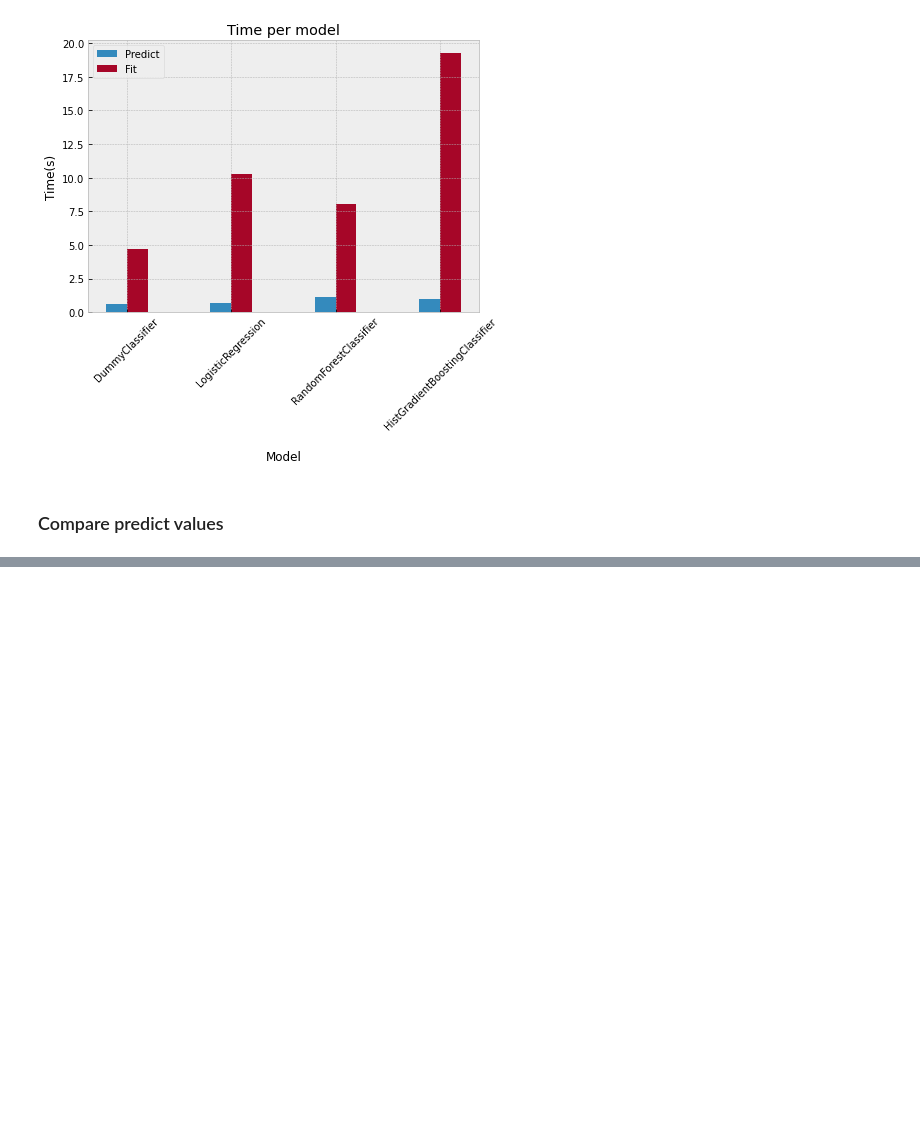
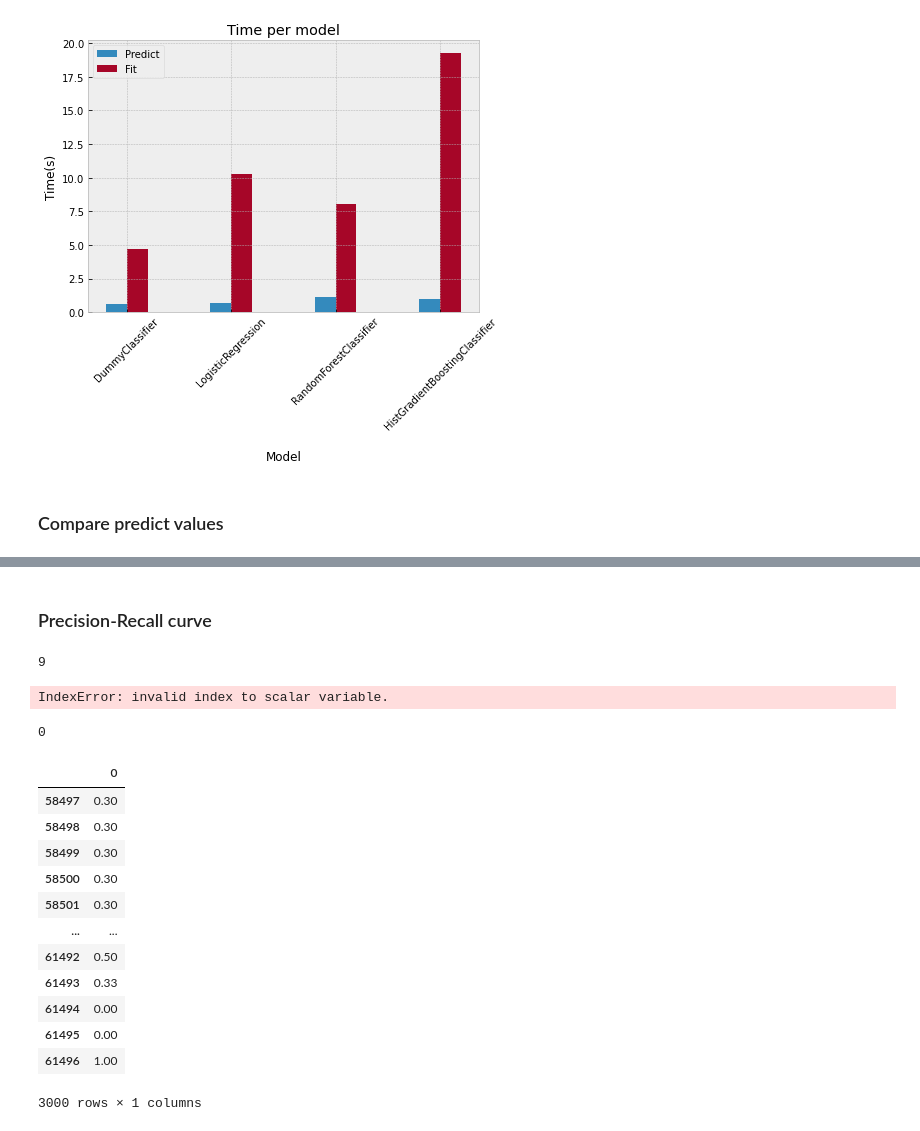
Before and after one commit to HuguesMAP/OC-P7-Impl-mentez-un-mod-le-de-scoring, a Jupyter notebook: Projet 7 - Implémentez un modèle de scoring - Modélisation.ipynb, the cells around one changed output, grey strips where cells are left out. Saved outputs shown, nothing was run; the diff lists cells and outputs as text; code cells hidden in the pictures; blank space fills up the shorter version.

```diff
--- a/Projet 7 - Implémentez un modèle de scoring - Modélisation.ipynb
+++ b/Projet 7 - Implémentez un modèle de scoring - Modélisation.ipynb
@@ -815,0 +759,2 @@ array([0.  , 0.01, 0.02, 0.03, 0.04, 0.05, 0.06, 0.07, 0.08, 0.09, 0.1 ,
+# %% [markdown]
+### Precision-Recall curve
@@ -815,0 +763,66 @@ array([0.  , 0.01, 0.02, 0.03, 0.04, 0.05, 0.06, 0.07, 0.08, 0.09, 0.1 ,
+# %%
+f2_scorer = make_scorer(fbeta_score, beta=2)
+# %% [output]
+9
+# %%
+# %%flake8
+
+# calculate Precision-Recall curve for DummyClassifier
+precision_dc, recall_dc, thresholds_dc = precision_recall_curve(y_test, y_predict_dc)
+
+# calculate Precision-Recall curve for LogisticRegression
+precision_lr, recall_lr, thresholds_lr = precision_recall_curve(y_test, y_predict_lr)
+
+# calculate Precision-Recall curve for RadomForestClassifier
+precision_rfc, recall_rfc, thresholds_rfc = precision_recall_curve(y_test, y_predict_rfc)
+
+# calculate Precision-Recall curve for HistGradientBoostongClassifier
+precision_hgbc, recall_hgbc, thresholds_hgbc = precision_recall_curve(y_test, y_predict_hgbc)
+
+# convert to f score
+#f2beta_score_lr = ((1+2**2)* precision_lr * recall_lr) / (2**2 * precision_lr + recall_lr)
+f2beta_lr = fbeta_score(y_test, (y_predict_lr >= 0.5).astype("int"),beta=2)
+
+# locate the index of the largest f score
+ix_lr = np.argmax(f2beta_lr)
+print('Best Threshold=%f, F-Score=%.3f' % (thresholds_lr[ix_lr], f2beta_lr[ix_lr]))
+
+# plot the roc curve for the model
+#plt.figure(figsize=(10, 10))
+
+plt.plot(recall_dc, precision_dc, linestyle='--', color='black',
+         label='DummyClassifier')
+plt.plot(recall_lr, precision_lr, label='LogisticRegression')
+plt.plot(recall_rfc, precision_rfc, label='RadomForestClassifier')
+plt.plot(recall_hgbc, precision_hgbc, label='HistGradientBoostongClassifier')
+# axis labels
+plt.xlabel('Recall')
+plt.ylabel('Precision')
+plt.title('Precision-Recall curve')
+plt.legend()
+# show the plot
+plt.show()
+# %% [output]
+IndexError: invalid index to scalar variable.
+# %%
+ix_lr
+# %% [output]
+0
+# %%
+precision_rfc
+pd.DataFrame(data=precision_rfc).tail(3000
+                                  )
+# %% [output]
+|  | 0 |
+| 58497 | 0.30 |
+| 58498 | 0.30 |
+| 58499 | 0.30 |
+| 58500 | 0.30 |
+| 58501 | 0.30 |
+| ... | ... |
+| 61492 | 0.50 |
+| 61493 | 0.33 |
+| 61494 | 0.00 |
+| 61495 | 0.00 |
+| 61496 | 1.00 |
+3000 rows × 1 columns
```
Also changed, not shown: parts of 11 cells of this notebook.
